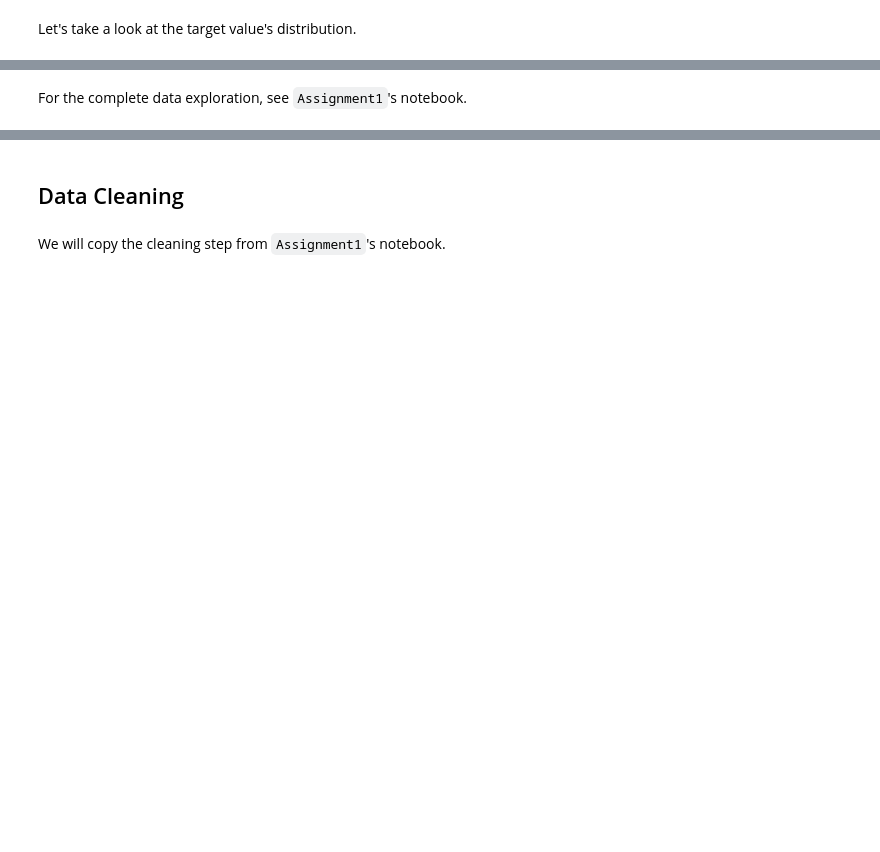
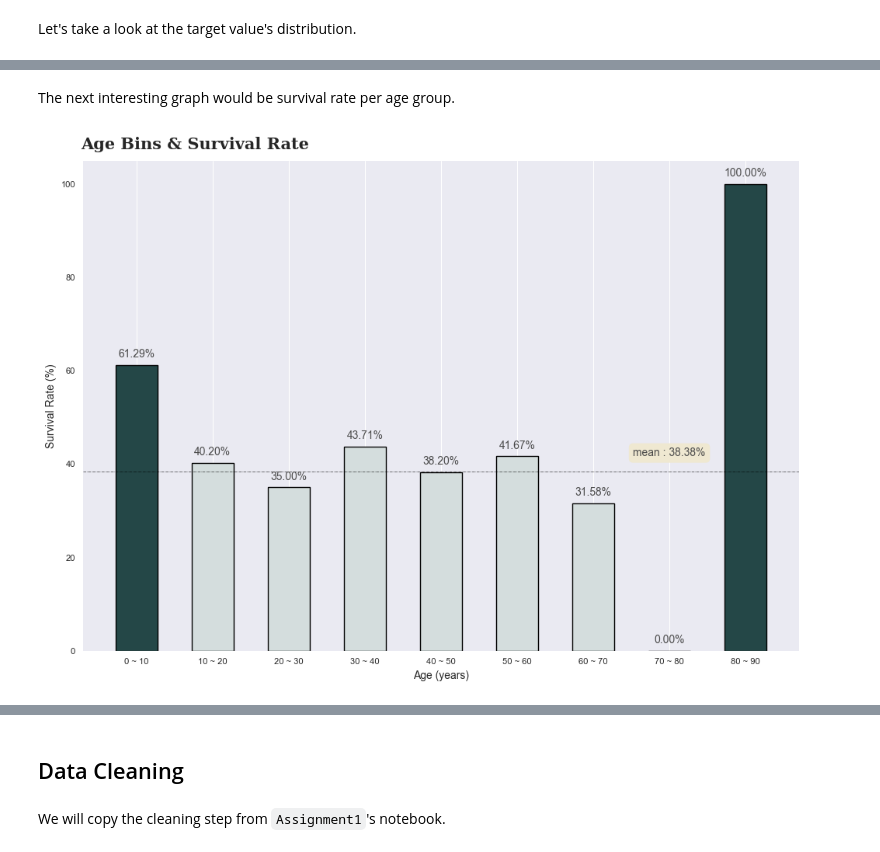
Before and after one commit to LooLzzz/afeka-titanic-ml, a Jupyter notebook: Assignment3/notebook.ipynb, the cells around one changed output, grey strips where cells are left out. Drawn from its saved outputs; the diff is of its cells as text; code cells hidden in the pictures; blank space fills up the shorter version.

```diff
--- a/Assignment3/notebook.ipynb
+++ b/Assignment3/notebook.ipynb
@@ -127,2 +153,54 @@ ax.set_title('Survivors by Sex', fontsize=16)
-# %% [markdown]
-For the complete data exploration, see `Assignment1`'s notebook.
+# %% [markdown]
+The next interesting graph would be survival rate per age group.
+# %%
+def age_bin(num):
+    for i in range(1, 100):
+        if num < 10*i :  return f'{(i-1) * 10} ~ {i*10}'
+
+tmp = train.copy()
+
+tmp['age_bin'] = tmp['Age'].apply(age_bin)
+titanic_age = tmp[['age_bin', 'Survived']].groupby('age_bin')['Survived'].value_counts().sort_index().unstack().fillna(0)
+titanic_age['Survival rate'] = titanic_age[1] / (titanic_age[0] + titanic_age[1]) * 100
+
+fig, ax = plt.subplots(1, 1, figsize=(10, 7))
+
+# ax2
+color_map = ['#d4dddd' for _ in range(9)]
+color_map[0] = color_map[8] = '#244747'
+
+ax.bar(titanic_age['Survival rate'].index, titanic_age['Survival rate'],
+       color=color_map, width=0.55,
+       edgecolor='black',
+       linewidth=1)
+
+for s in ["top","right","left"]:
+    ax.spines[s].set_visible(False)
+
+for i in titanic_age['Survival rate'].index:
+    ax.annotate(f"{titanic_age['Survival rate'][i]:.02f}%",
+                   xy=(i, titanic_age['Survival rate'][i] + 2.3),
+                   va = 'center', ha='center',fontweight='light',
+                   color='#4a4a4a')
+
+mean = tmp['Survived'].mean()*100
+ax.axhline(mean ,color='black', linewidth=0.4, linestyle='dashdot')
+ax.annotate(f"mean : {mean :.4}%",
+            xy=('70 ~ 80', mean + 4),
+            va = 'center', ha='center',
+            color='#4a4a4a',
+            bbox=dict(boxstyle='round', pad=0.4, facecolor='#efe8d1', linewidth=0))
+
+
+fig.text(0.06, 1, 'Age Bins & Survival Rate', fontsize=15, fontweight='bold', fontfamily='serif')
+ax.set_xlabel('Age (years)')
+ax.set_ylabel('Survival Rate (%)')
+
+grid_y_ticks = np.arange(0, 101, 20)
+ax.set_yticks(grid_y_ticks)
+ax.grid(axis='y', linestyle='-', alpha=0.4)
+
+plt.tight_layout()
+plt.show()
+# %% [output]
+[figure, added]
```
Also changed, not shown: parts of 77 cells of this notebook, 3 other files.
